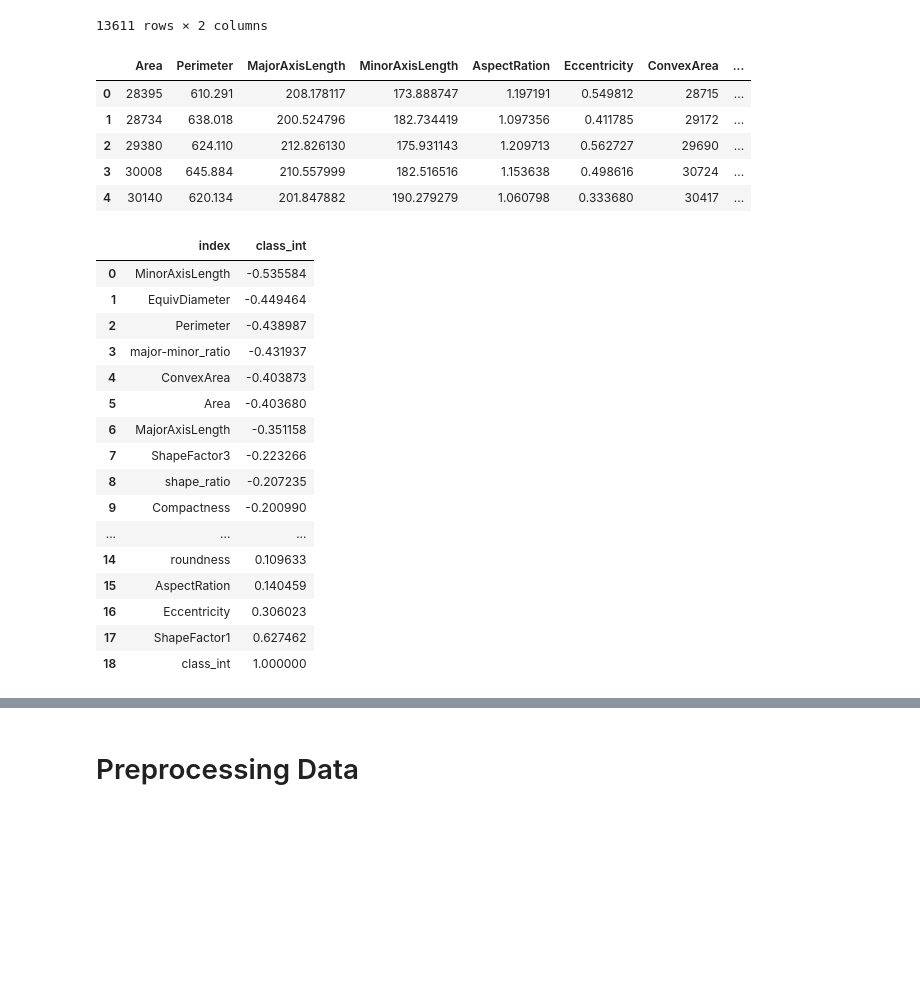
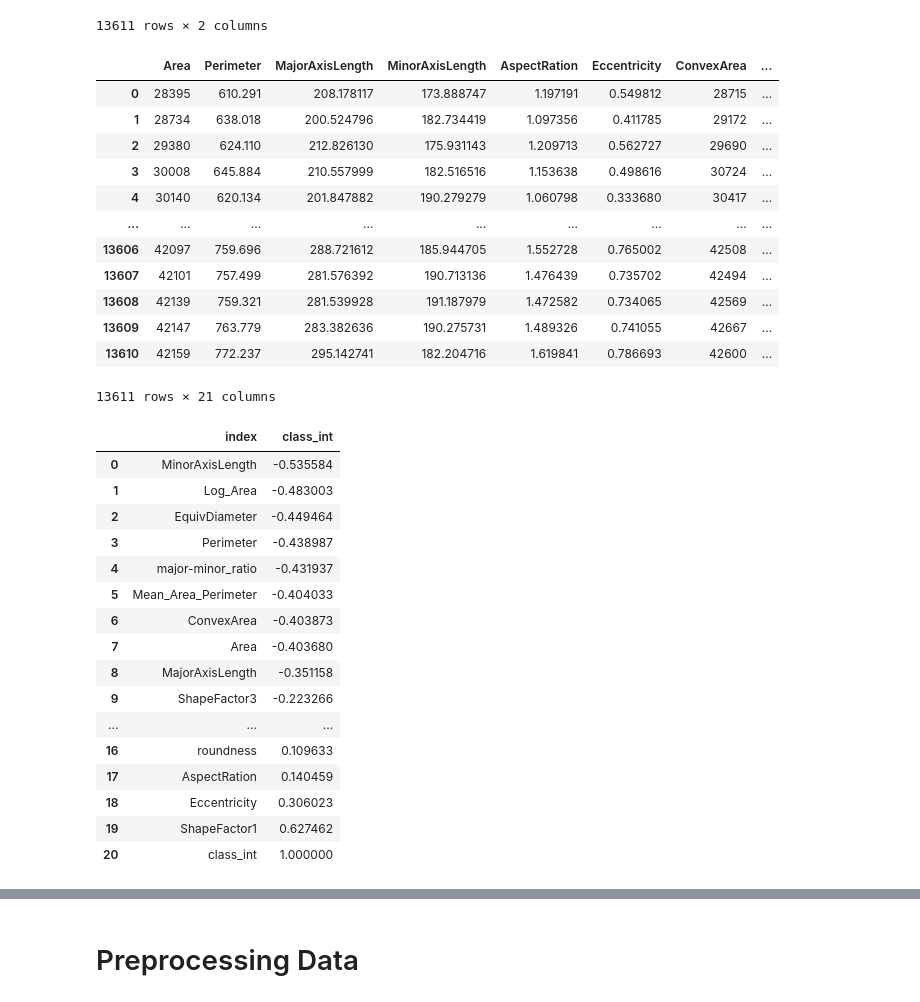
Before and after one commit to soheil-asgari/Dry-Bean-ML, a Jupyter notebook: main.ipynb, the cells around one changed output, grey strips where cells are left out. Cells and saved outputs as stored; diff of their text form; code cells hidden in the pictures; blank space fills up the shorter version.

```diff
--- a/main.ipynb
+++ b/main.ipynb
@@ -235,36 +241,47 @@ dataset["shape_ratio"] = (
     + dataset["ShapeFactor3"]
     + dataset["ShapeFactor4"]
 ) / 4
+# %%
+dataset["Mean_Area_Perimeter"] = (dataset["Area"] + dataset["Perimeter"]) / 2
+# %%
+dataset["Log_Area"] = np.log(dataset["Area"])
 # %%
 dataset["major-minor_ratio"] = dataset["MajorAxisLength"] + dataset["MinorAxisLength"]
 # %%
 dataset_corr = dataset.select_dtypes(np.number)
-dataset_corr.head()
+dataset_corr
 # %% [output]
 |  | Area | Perimeter | MajorAxisLength | MinorAxisLength | AspectRation | Eccentricity | ConvexArea | ... |
 | 0 | 28395 | 610.291 | 208.178117 | 173.888747 | 1.197191 | 0.549812 | 28715 | ... |
 | 1 | 28734 | 638.018 | 200.524796 | 182.734419 | 1.097356 | 0.411785 | 29172 | ... |
 | 2 | 29380 | 624.110 | 212.826130 | 175.931143 | 1.209713 | 0.562727 | 29690 | ... |
 | 3 | 30008 | 645.884 | 210.557999 | 182.516516 | 1.153638 | 0.498616 | 30724 | ... |
 | 4 | 30140 | 620.134 | 201.847882 | 190.279279 | 1.060798 | 0.333680 | 30417 | ... |
+| ... | ... | ... | ... | ... | ... | ... | ... | ... |
+| 13606 | 42097 | 759.696 | 288.721612 | 185.944705 | 1.552728 | 0.765002 | 42508 | ... |
+| 13607 | 42101 | 757.499 | 281.576392 | 190.713136 | 1.476439 | 0.735702 | 42494 | ... |
+| 13608 | 42139 | 759.321 | 281.539928 | 191.187979 | 1.472582 | 0.734065 | 42569 | ... |
+| 13609 | 42147 | 763.779 | 283.382636 | 190.275731 | 1.489326 | 0.741055 | 42667 | ... |
+| 13610 | 42159 | 772.237 | 295.142741 | 182.204716 | 1.619841 | 0.786693 | 42600 | ... |
+13611 rows × 21 columns
 # %%
 # Find the relationship between any data
 dataset_corr.corr()["class_int"].sort_values().reset_index()
 # %% [output]
 |  | index | class_int |
 | 0 | MinorAxisLength | -0.535584 |
-| 1 | EquivDiameter | -0.449464 |
-| 2 | Perimeter | -0.438987 |
-| 3 | major-minor_ratio | -0.431937 |
-| 4 | ConvexArea | -0.403873 |
-| 5 | Area | -0.403680 |
-| 6 | MajorAxisLength | -0.351158 |
-| 7 | ShapeFactor3 | -0.223266 |
-| 8 | shape_ratio | -0.207235 |
-| 9 | Compactness | -0.200990 |
+| 1 | Log_Area | -0.483003 |
+| 2 | EquivDiameter | -0.449464 |
+| 3 | Perimeter | -0.438987 |
+| 4 | major-minor_ratio | -0.431937 |
+| 5 | Mean_Area_Perimeter | -0.404033 |
+| 6 | ConvexArea | -0.403873 |
+| 7 | Area | -0.403680 |
+| 8 | MajorAxisLength | -0.351158 |
+| 9 | ShapeFactor3 | -0.223266 |
 | ... | ... | ... |
-| 14 | roundness | 0.109633 |
-| 15 | AspectRation | 0.140459 |
-| 16 | Eccentricity | 0.306023 |
-| 17 | ShapeFactor1 | 0.627462 |
-| 18 | class_int | 1.000000 |
+| 16 | roundness | 0.109633 |
+| 17 | AspectRation | 0.140459 |
+| 18 | Eccentricity | 0.306023 |
+| 19 | ShapeFactor1 | 0.627462 |
+| 20 | class_int | 1.000000 |
```
Also changed, not shown: parts of 23 cells of this notebook.
